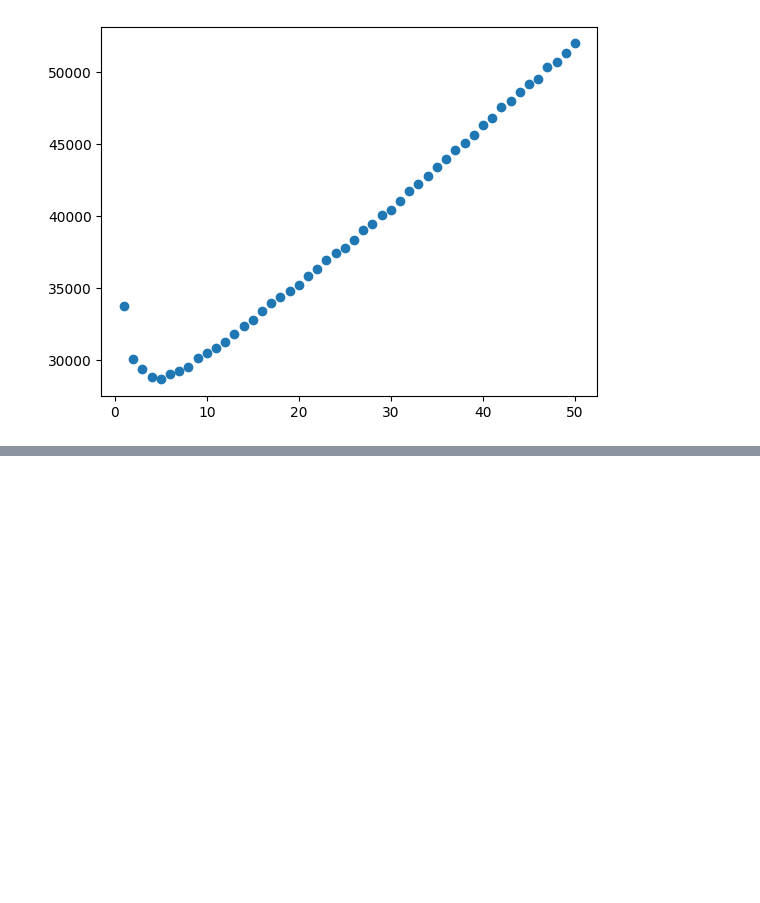
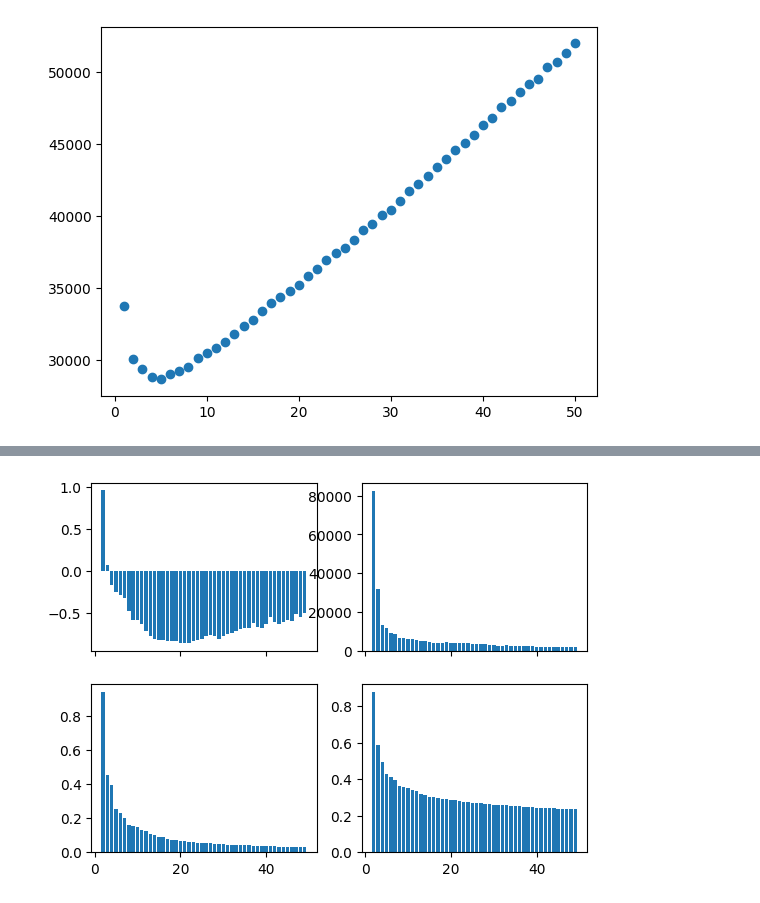
Before and after one commit to lboadi2/machine_learning, a Jupyter notebook: 3_unsupervised_learning/unsupe_models.ipynb, the cells around one changed output, grey strips where cells are left out. Saved outputs shown, nothing was run; the diff lists cells and outputs as text; code cells hidden in the pictures; blank space fills up the shorter version.

```diff
--- a/3_unsupervised_learning/unsupe_models.ipynb
+++ b/3_unsupervised_learning/unsupe_models.ipynb
@@ -510,0 +516,2 @@ ValueError: Error in determining null-space with ARPACK. Error message: 'Factor
+# %%
+df_km_wine = perform_kmeans(x_wine, y_wine)
@@ -511,3 +552,30 @@ ValueError: Error in determining null-space with ARPACK. Error message: 'Factor
+# %%
+x = df_km_wine['num_clusters']
+fig, axs = plt.subplots(2,2, sharex=True)
+axs = axs.flatten()
+
+# Score's do not require ground truth
+# The score is bounded between -1 for incorrect clustering
+#  and +1 for highly dense clustering.
+#  Scores around zero indicate overlapping clusters.
+# Sil score -> Higher is Better
+axs[0].bar(x,df_km_wine['mean_s_score'])
+
+# The score is higher when clusters are dense and well separated,
+# which relates to a standard concept of a cluster.
+# CH SCORE -> Higher is Better
+axs[1].bar(x,df_km_wine['mean_ch_score'])
+
+# Scores require ground truth labels
+# The higher the better
+axs[2].bar(x,df_km_wine['mean_ar_score'])
+
+# The higher the better
+axs[3].bar(x,df_km_wine['mean_v_score'])
+
+plt.show()
+# %% [output]
+[figure, added]
 # %%
 from sklearn.linear_model import LogisticRegression
 from sklearn.model_selection import GridSearchCV
```
Also changed, not shown: parts of 10 cells of this notebook.
